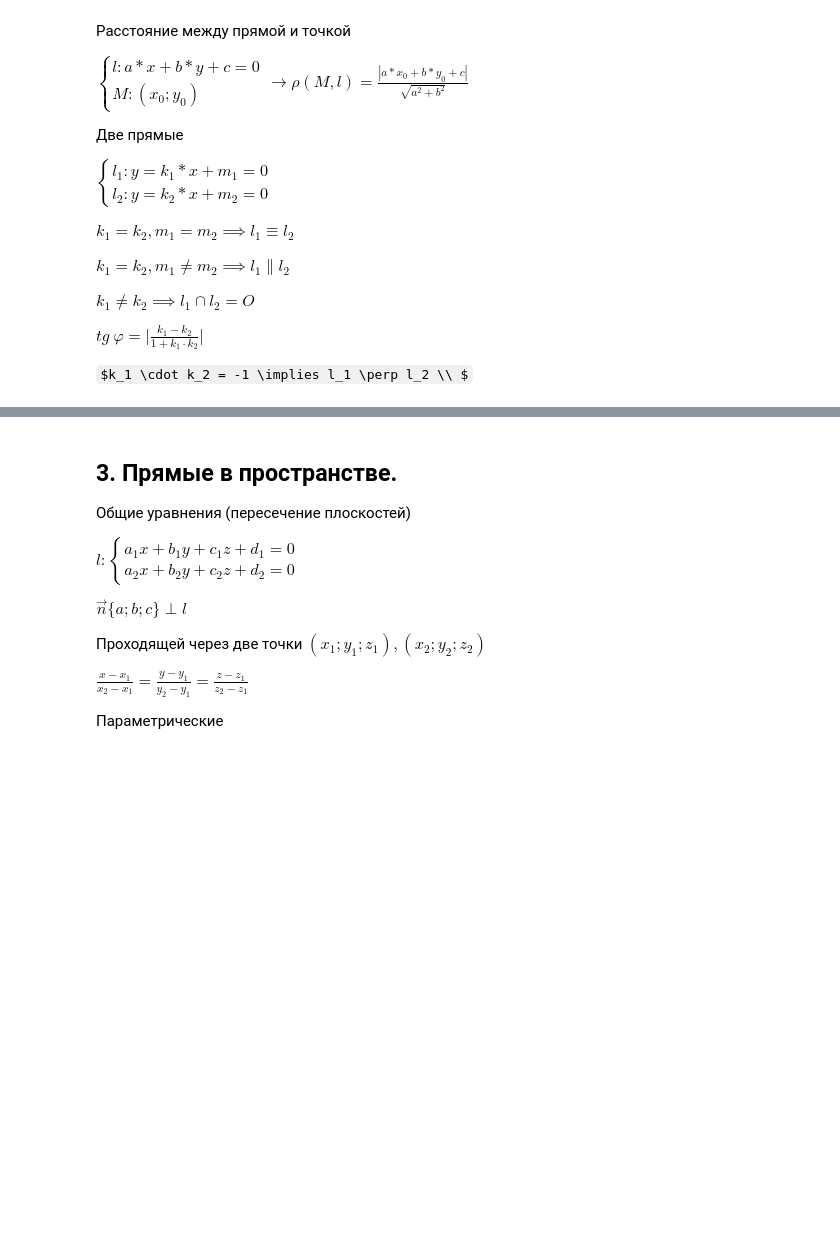
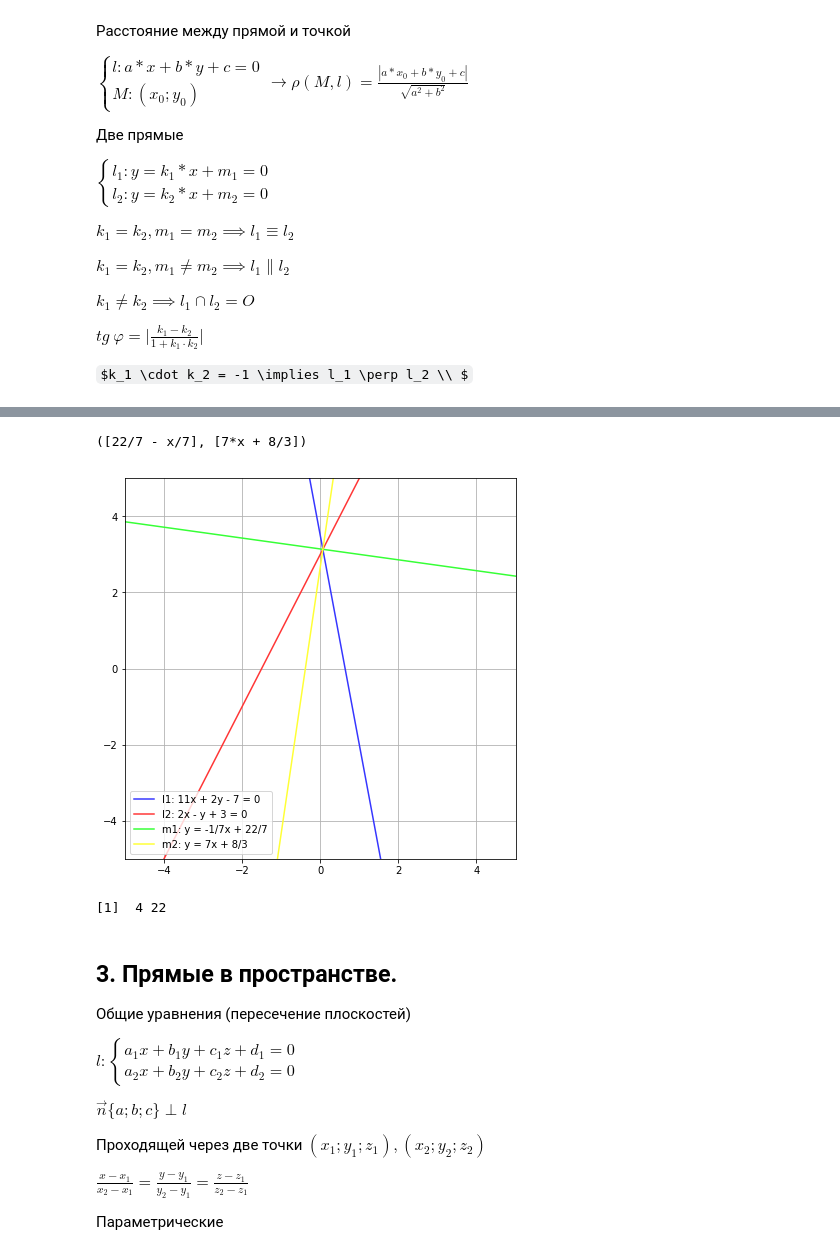
Before and after one commit to OlgaBelitskaya/linear_algebra_practice, a Jupyter notebook: work1_8.ipynb, the cells around one changed output, grey strips where cells are left out. Cells and saved outputs as stored; diff of their text form; code cells hidden in the pictures; some formulas as TeX source; blank space fills up the shorter version.

```diff
--- a/work1_8.ipynb
+++ b/work1_8.ipynb
@@ -298,0 +258,37 @@ sympy.solve(eq3, y), sympy.solve(eq4, y)
+# %%
+# l1:a1*x+b1*y+c1=0, l2:a2*x+b2*y+c2=0
+import pylab,sympy
+x,y=sympy.symbols('x,y')
+a1,b1,c1,a2,b2,c2=11,2,-7,2,-1,3
+eq_m1=(a1*x+b1*y+c1)/sympy.sqrt(a1^2+b1^2)-\
+      (a2*x+b2*y+c2)/sympy.sqrt(a2^2+b2^2)
+eq_m2=(a1*x+b1*y+c1)/sympy.sqrt(a1^2+b1^2)+\
+      (a2*x+b2*y+c2)/sympy.sqrt(a2^2+b2^2)
+sympy.solve(eq_m1,y),sympy.solve(eq_m2,y)
+# %% [output]
+([22/7 - x/7], [7*x + 8/3])
+# %%
+f,ax=pylab.subplots(1,figsize=(7,7))
+lines=[-11/2*X+7/2,2*X+3,-1/7*X+22/7,7*X+8/3]
+colors=['#3636ff','#ff3636','#36ff36','#ffff36']
+llabels=['l1: 11x + 2y - 7 = 0','l2: 2x - y + 3 = 0',
+         'm1: y = -1/7x + 22/7','m2: y = 7x + 8/3']
+for i in range(4):
+    ax.plot(X,lines[i],color=colors[i],label=llabels[i])
+ax.legend(loc=3); ax.set_xlim(-5,5); ax.set_ylim(-5,5)
+pylab.grid(); pylab.show()
+# %% [output]
+[figure, added]
+# %%
+%%r
+X<-seq(from=-10,to=11,by=1); vl1<-c(11,2,-7); vl2<-c(2,-1,3)
+vm1<-vl1/sqrt(vl1[1]^2+vl1[2]^2)-vl2/sqrt(vl2[1]^2+vl2[2]^2)
+vm2<-vl1/sqrt(vl1[1]^2+vl1[2]^2)+vl2/sqrt(vl2[1]^2+vl2[2]^2)
+l1<-function(x){-(vl1[1]*x+vl1[3])/vl1[2]}
+l2<-function(x){-(vl2[1]*x+vl2[3])/vl2[2]}
+m1<-function(x){-(vm1[1]*x+vm1[3])/vm1[2]}
+m2<-function(x){-(vm2[1]*x+vm2[3])/vm2[2]}
+lines<-matrix(c(l1(X),l2(X),m1(X),m2(X)),
+              ncol=22,nrow=4,byrow=T); dim(lines)
+# %% [output]
+[1]  4 22
```
Also changed, not shown: parts of 57 cells of this notebook.
